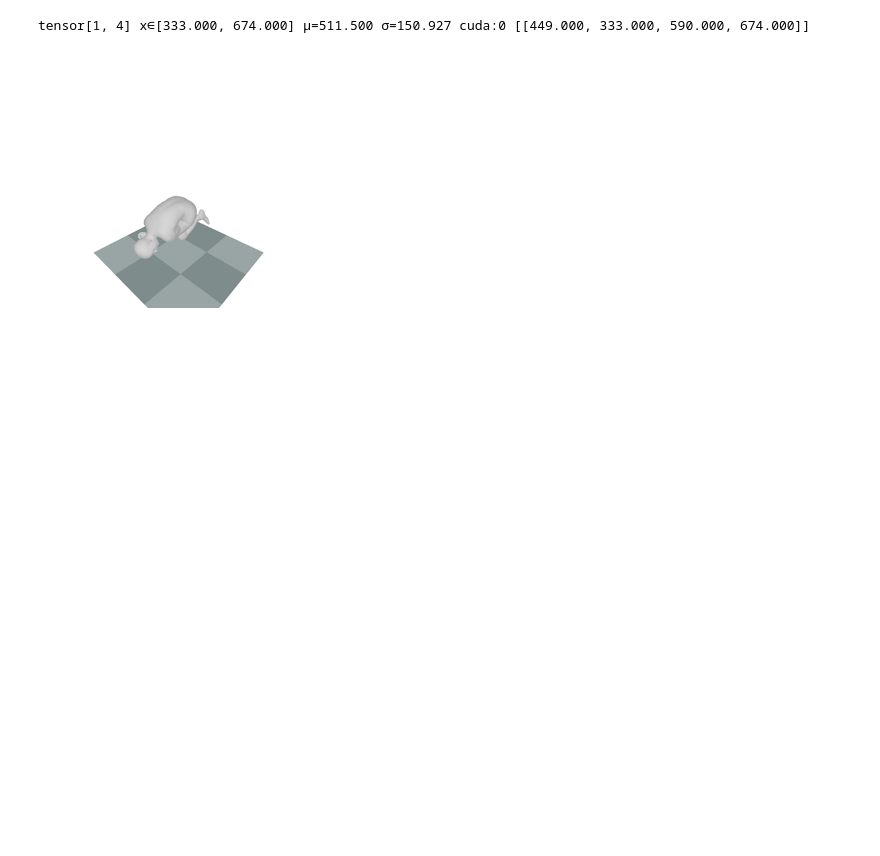
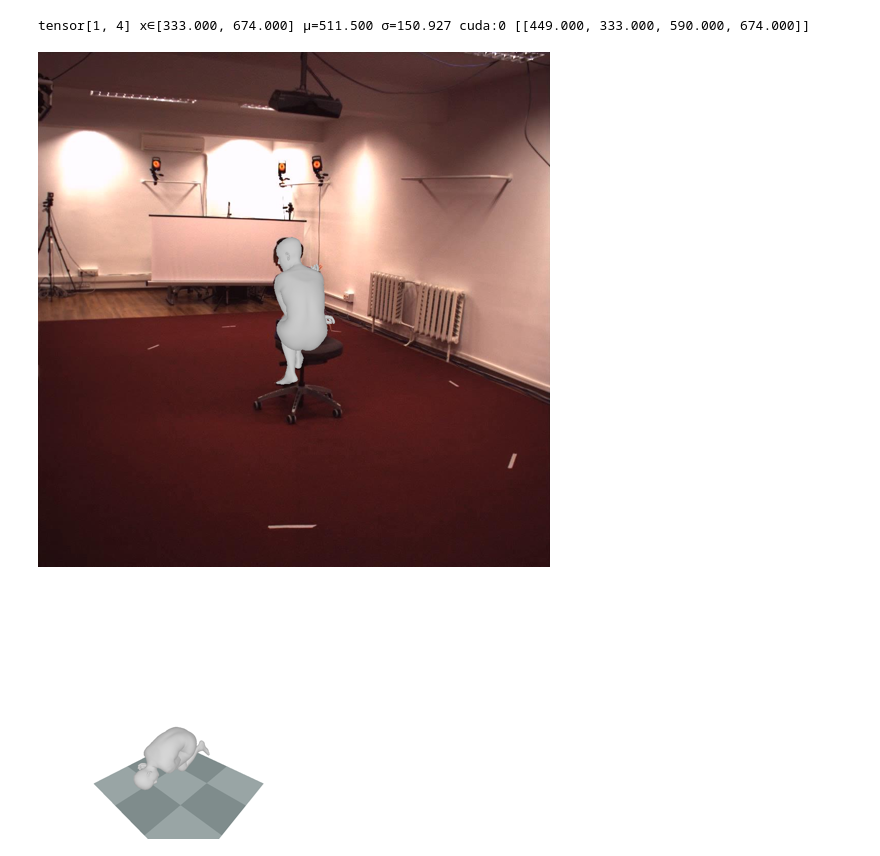
Before and after one commit to yj7082126/GVHMR, a Jupyter notebook: notebooks/train_h36m.ipynb, the cells around one changed output. Drawn from its saved outputs; the diff is of its cells as text; code cells hidden in the pictures; blank space fills up the shorter version.

```diff
--- a/notebooks/train_h36m.ipynb
+++ b/notebooks/train_h36m.ipynb
@@ -197,20 +202,22 @@ tensor[1, 4] x∈[333.000, 674.000] μ=511.500 σ=150.927 cuda:0 [[449.000, 333.
 # %%
 # img = renderer_c.render_mesh(verts[i], backg, [0.8, 0.8, 0.8])
 verts_features = torch.tensor([0.8,0.8,0.8]).reshape(1, 1, 3).to(device=device, dtype=vertices_c.dtype)
 verts_features = verts_features.repeat(1, vertices_c.shape[1], 1)
 textures = TexturesVertex(verts_features=verts_features)
 
 mesh = Meshes(verts=vertices_c, faces=faces_smplx, textures=textures,)
 
 materials = Materials(device=device, specular_color=([0.8, 0.8, 0.8],), shininess=0)
 
 results = torch.flip(renderer(mesh, materials=materials, cameras=cameras, lights=lights), [1, 2])
 image = (results[0, ..., :3].detach().cpu().numpy() * 255).astype(np.uint8)
 mask = (results[0, ..., -1].detach().cpu().numpy() > 1e-3).astype(bool)
 
 out_image = backg.copy()
 bbox = bboxes[0].int().cpu().numpy().copy()
 roi_image = out_image[bbox[1]:bbox[3], bbox[0]:bbox[2]]
 roi_image[mask] = image[mask]
 out_image[bbox[1]:bbox[3], bbox[0]:bbox[2]] = roi_image
-Image.fromarray(out_image).resize((width//2, height//2))
+Image.fromarray(out_image).resize((256, 256))
+# %% [output]
+[figure, added]
```
Also changed, not shown: parts of 8 cells of this notebook, 2 other files.
